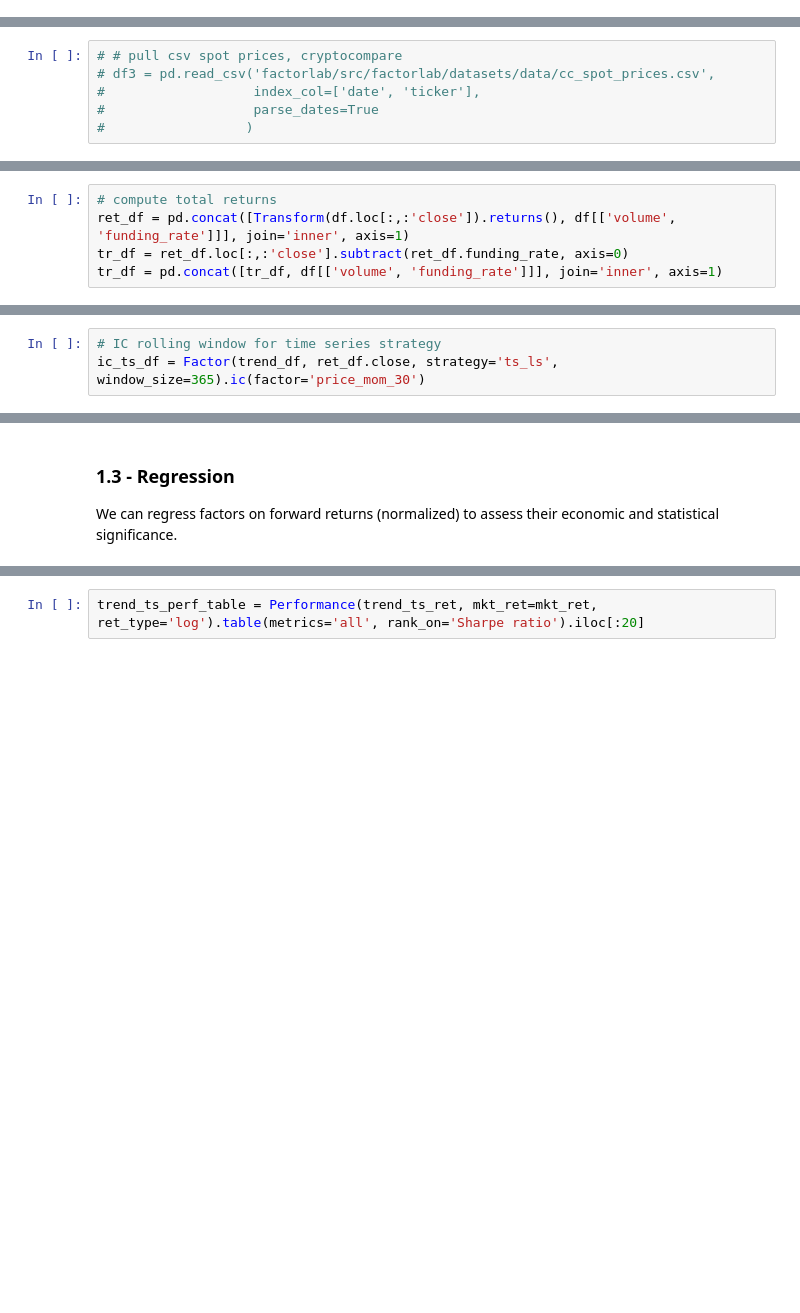
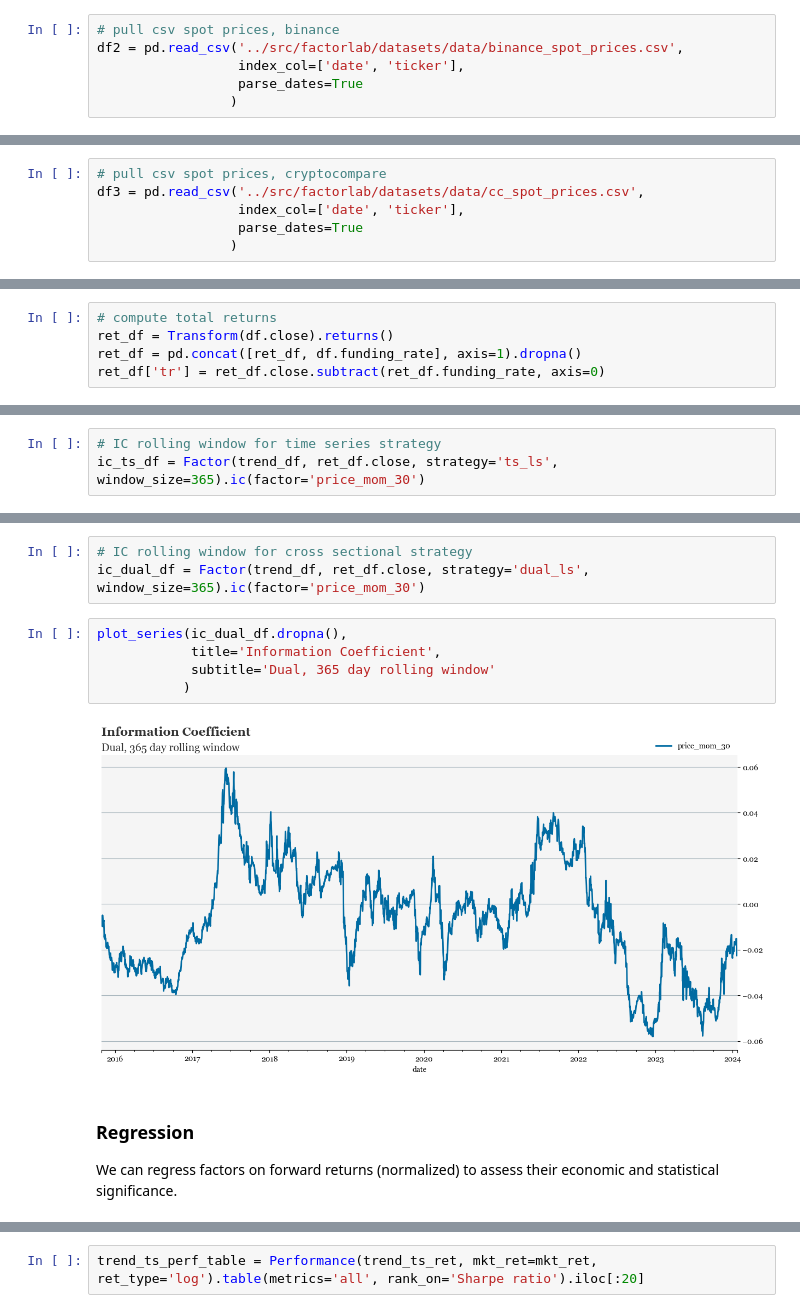
Before and after one commit to systamental/factorlab, a Jupyter notebook: notebooks/trend_factor_analysis.ipynb, the cells around one changed output, grey strips where cells are left out. Drawn from its saved outputs; the diff is of its cells as text; blank space fills up the shorter version.

Commit message:
updated trend factor analysis notebook

```diff
--- a/notebooks/trend_factor_analysis.ipynb
+++ b/notebooks/trend_factor_analysis.ipynb
@@ -113 +119,7 @@ df2.to_csv('factorlab/src/factorlab/datasets/data/binance_spot_prices.csv')
+# %%
+# pull csv spot prices, binance
+df2 = pd.read_csv('../src/factorlab/datasets/data/binance_spot_prices.csv',
+                  index_col=['date', 'ticker'],
+                  parse_dates=True
+                 )
 # %% [markdown]
@@ -139,6 +137,6 @@ df3.to_csv('factorlab/src/factorlab/datasets/data/cc_spot_prices.csv')
 # %%
-# # pull csv spot prices, cryptocompare
-# df3 = pd.read_csv('factorlab/src/factorlab/datasets/data/cc_spot_prices.csv',
-#                   index_col=['date', 'ticker'],
-#                   parse_dates=True
-#                  )
+# pull csv spot prices, cryptocompare
+df3 = pd.read_csv('../src/factorlab/datasets/data/cc_spot_prices.csv',
+                  index_col=['date', 'ticker'],
+                  parse_dates=True
+                 )
@@ -198,8 +183,8 @@ ohlc = df[['open', 'high', 'low', 'close']].copy()
 Create log return and forward return target variables.
 # %%
 # compute total returns
-ret_df = pd.concat([Transform(df.loc[:,:'close']).returns(), df[['volume', 'funding_rate']]], join='inner', axis=1)
-tr_df = ret_df.loc[:,:'close'].subtract(ret_df.funding_rate, axis=0)
-tr_df = pd.concat([tr_df, df[['volume', 'funding_rate']]], join='inner', axis=1)
+ret_df = Transform(df.close).returns()
+ret_df = pd.concat([ret_df, df.funding_rate], axis=1).dropna()
+ret_df['tr'] = ret_df.close.subtract(ret_df.funding_rate, axis=0)
 # %%
 # compute forward returns
@@ -353,5 +429,15 @@ plot_series(ic_cs_df.dropna(),
+# %%
+# IC rolling window for cross sectional strategy
+ic_dual_df = Factor(trend_df, ret_df.close, strategy='dual_ls', window_size=365).ic(factor='price_mom_30')
+# %%
+plot_series(ic_dual_df.dropna(),
+            title='Information Coefficient',
+            subtitle='Dual, 365 day rolling window'
+           )
+# %% [output]
+[figure, added]
 # %% [markdown]
-### 1.3 - Regression
+### Regression
 We can regress factors on forward returns (normalized) to assess their economic and statistical significance.
 # %%
 # pooled regression for time series
```
Also changed, not shown: parts of 108 cells of this notebook.
